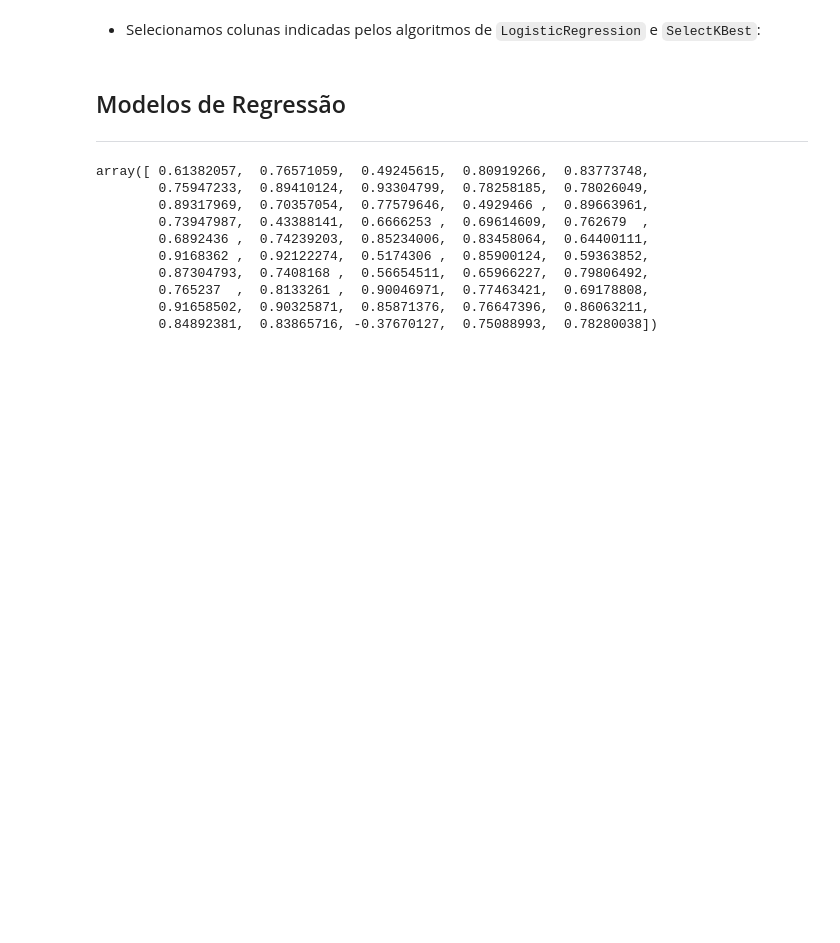
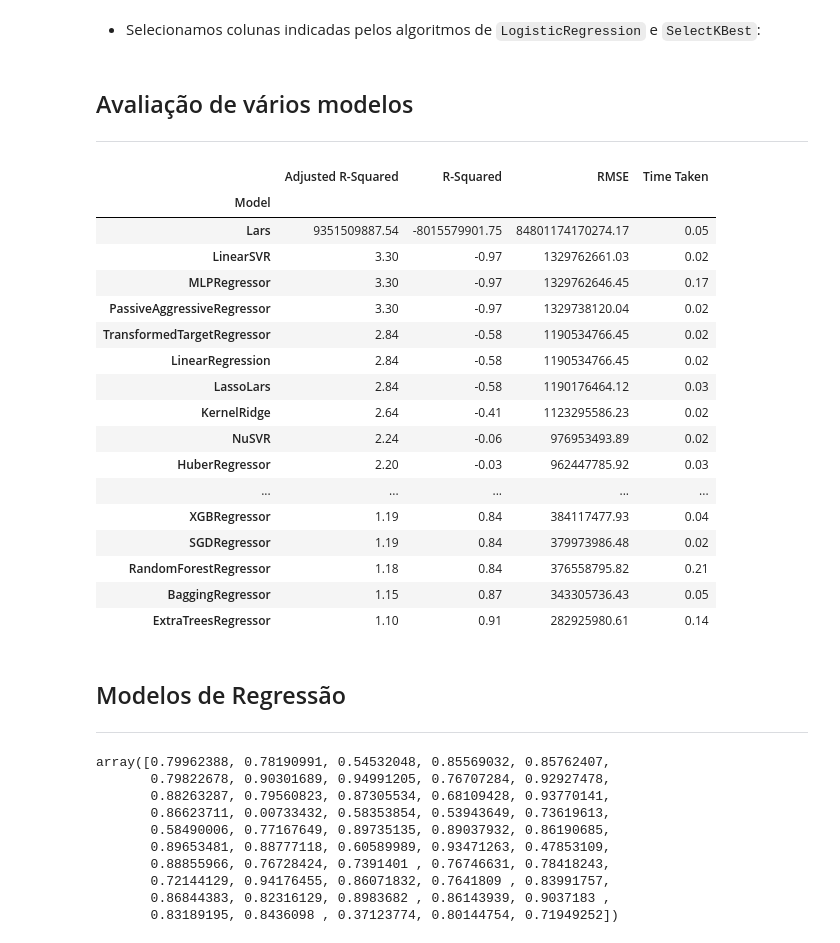
Before and after one commit to andremarasca/exploracao_brics-world-bank-indicators, a Jupyter notebook: exploracao_BRICS.ipynb, the cells around one changed output. Saved outputs shown, nothing was run; the diff lists cells and outputs as text; code cells hidden in the pictures; blank space fills up the shorter version.

Commit message:
lazy predict

```diff
--- a/exploracao_BRICS.ipynb
+++ b/exploracao_BRICS.ipynb
@@ -414,10 +388,49 @@ colunas_X =[
 
 X = df_meas[colunas_X]
 y = df_meas[coluna_Y]
+# %% [markdown]
+## Avaliação de vários modelos
+___
+# %%
+from lazypredict.Supervised import LazyRegressor
+
+splits = ms.train_test_split(X, y, test_size=0.3, random_state=42)
+X_train, X_test, y_train, y_test = splits
+
+scaler = StandardScaler()
+scaler_previsores = scaler.fit(X_train)
+X_train = scaler_previsores.transform(X_train)
+X_test = scaler_previsores.transform(X_test)
+
+reg = LazyRegressor(verbose=0, ignore_warnings=False, custom_metric=None)
+models, predictions = reg.fit(X_train, X_test, y_train, y_test)
+
+models
+# %% [output]
+|  | Adjusted R-Squared | R-Squared | RMSE | Time Taken |
+| Model |  |  |  |  |
+| Lars | 9351509887.54 | -8015579901.75 | 84801174170274.17 | 0.05 |
+| LinearSVR | 3.30 | -0.97 | 1329762661.03 | 0.02 |
+| MLPRegressor | 3.30 | -0.97 | 1329762646.45 | 0.17 |
+| PassiveAggressiveRegressor | 3.30 | -0.97 | 1329738120.04 | 0.02 |
+| TransformedTargetRegressor | 2.84 | -0.58 | 1190534766.45 | 0.02 |
+| LinearRegression | 2.84 | -0.58 | 1190534766.45 | 0.02 |
+| LassoLars | 2.84 | -0.58 | 1190176464.12 | 0.03 |
+| KernelRidge | 2.64 | -0.41 | 1123295586.23 | 0.02 |
+| NuSVR | 2.24 | -0.06 | 976953493.89 | 0.02 |
+| HuberRegressor | 2.20 | -0.03 | 962447785.92 | 0.03 |
+| ... | ... | ... | ... | ... |
+| XGBRegressor | 1.19 | 0.84 | 384117477.93 | 0.04 |
+| SGDRegressor | 1.19 | 0.84 | 379973986.48 | 0.02 |
+| RandomForestRegressor | 1.18 | 0.84 | 376558795.82 | 0.21 |
+| BaggingRegressor | 1.15 | 0.87 | 343305736.43 | 0.05 |
+| ExtraTreesRegressor | 1.10 | 0.91 | 282925980.61 | 0.14 |
 # %% [markdown]
 ## Modelos de Regressão
 ___
 # %%
+from sklearn.ensemble import ExtraTreesRegressor
+
 # poly = PolynomialFeatures(degree = 2)
 # X_poly = poly.fit_transform(X)
 
@@ -439,8 +452,10 @@ for random_state in range(50):
 #     reg = MLPRegressor(random_state=1, max_iter=500).fit(X_train, y_train.values.ravel())
 #     reg = SVR().fit(X_train, y_train)
 #     reg = LinearRegression().fit(X_train, y_train)
-    reg = KNeighborsRegressor(n_neighbors=2, weights="uniform").fit(X_train, y_train)
+#     reg = KNeighborsRegressor(n_neighbors=2, weights="uniform").fit(X_train, y_train)
 #     reg = DecisionTreeRegressor(min_samples_leaf=min_samples_leaf).fit(X_train, y_train)
+
+    reg = ExtraTreesRegressor(n_estimators=100, random_state=0).fit(X_train, y_train)
 
     expected = np.array(y_test)
     predicted = reg.predict(X_test)
@@ -452,16 +467,16 @@ for random_state in range(50):
 arr_r2 = np.array(l_r2)
 arr_r2
 # %% [output]
-array([ 0.61382057,  0.76571059,  0.49245615,  0.80919266,  0.83773748,
-        0.75947233,  0.89410124,  0.93304799,  0.78258185,  0.78026049,
-        0.89317969,  0.70357054,  0.77579646,  0.4929466 ,  0.89663961,
-        0.73947987,  0.43388141,  0.6666253 ,  0.69614609,  0.762679  ,
-        0.6892436 ,  0.74239203,  0.85234006,  0.83458064,  0.64400111,
-        0.9168362 ,  0.92122274,  0.5174306 ,  0.85900124,  0.59363852,
-        0.87304793,  0.7408168 ,  0.56654511,  0.65966227,  0.79806492,
-        0.765237  ,  0.8133261 ,  0.90046971,  0.77463421,  0.69178808,
-        0.91658502,  0.90325871,  0.85871376,  0.76647396,  0.86063211,
-        0.84892381,  0.83865716, -0.37670127,  0.75088993,  0.78280038])
+array([0.79962388, 0.78190991, 0.54532048, 0.85569032, 0.85762407,
+       0.79822678, 0.90301689, 0.94991205, 0.76707284, 0.92927478,
+       0.88263287, 0.79560823, 0.87305534, 0.68109428, 0.93770141,
+       0.86623711, 0.00733432, 0.58353854, 0.53943649, 0.73619613,
+       0.58490006, 0.77167649, 0.89735135, 0.89037932, 0.86190685,
+       0.89653481, 0.88777118, 0.60589989, 0.93471263, 0.47853109,
+       0.88855966, 0.76728424, 0.7391401 , 0.76746631, 0.78418243,
+       0.72144129, 0.94176455, 0.86071832, 0.7641809 , 0.83991757,
+       0.86844383, 0.82316129, 0.8983682 , 0.86143939, 0.9037183 ,
+       0.83189195, 0.8436098 , 0.37123774, 0.80144754, 0.71949252])
 # %%
 print(f"> Média do R2 Score: {arr_r2.mean()}")
 # %% [output]
```
Also changed, not shown: parts of 6 cells of this notebook.
